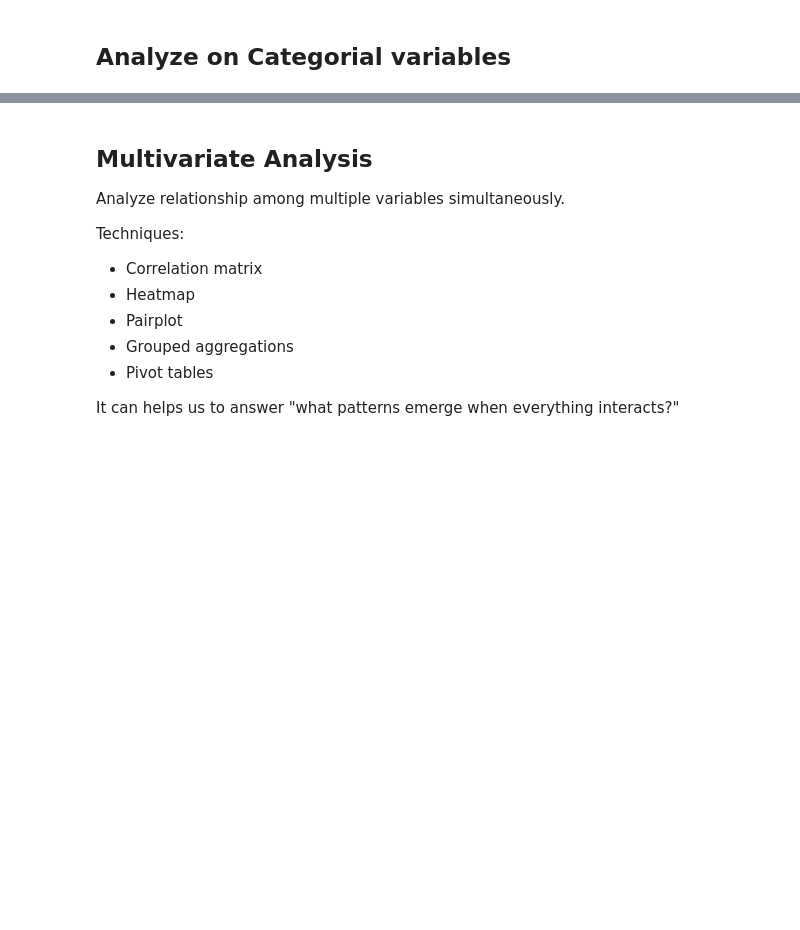
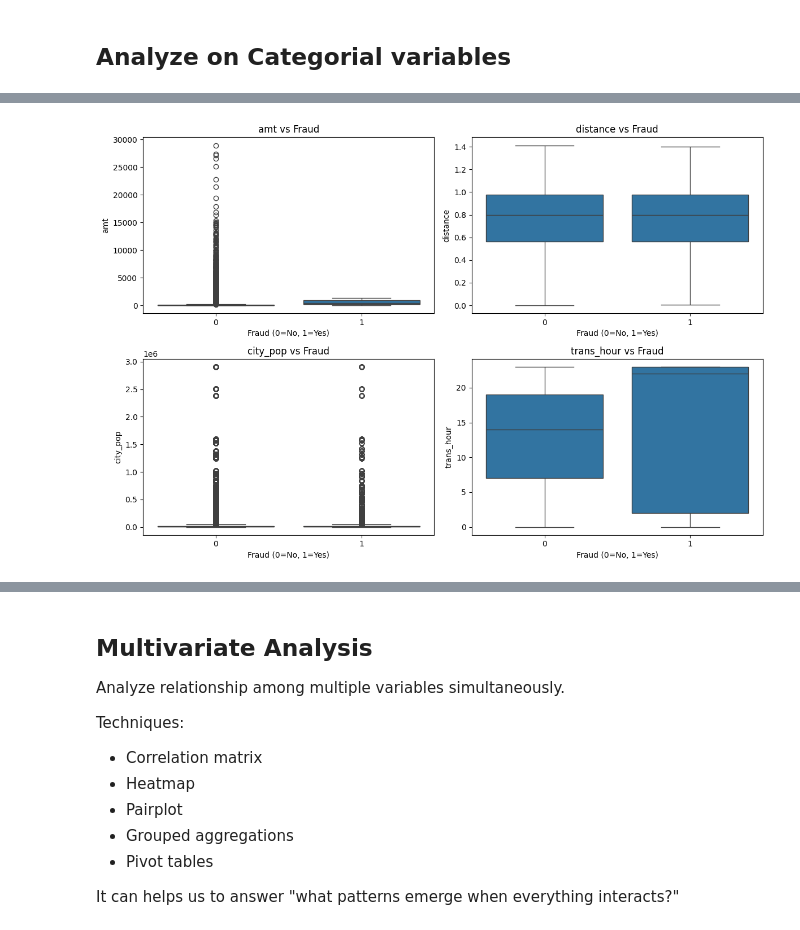
Before and after one commit to PunleuTY/FraudGuard-Analystics, a Jupyter notebook: notebooks/01_eda.ipynb, the cells around one changed output, grey strips where cells are left out. Cells and saved outputs as stored; diff of their text form; code cells hidden in the pictures; blank space fills up the shorter version.

```diff
--- a/notebooks/01_eda.ipynb
+++ b/notebooks/01_eda.ipynb
@@ -299,0 +371,16 @@ It helps us to answer "what influences what or how they interact with each other
+# %%
+features = ["amt", "distance", "city_pop", "trans_hour"]
+
+fig, axes = plt.subplots(2, 2, figsize=(12, 8))
+
+for i, col in enumerate(features):
+    ax = axes[i//2, i%2]
+    sns.boxplot(x="is_fraud", y=col, data=df, ax=ax)
+    ax.set_title(f"{col} vs Fraud")
+    ax.set_xlabel("Fraud (0=No, 1=Yes)")
+    ax.set_ylabel(col)
+
+plt.tight_layout()
+plt.show()
+# %% [output]
+[figure, added]
```
Also changed, not shown: parts of 22 cells of this notebook, 3 other files.
